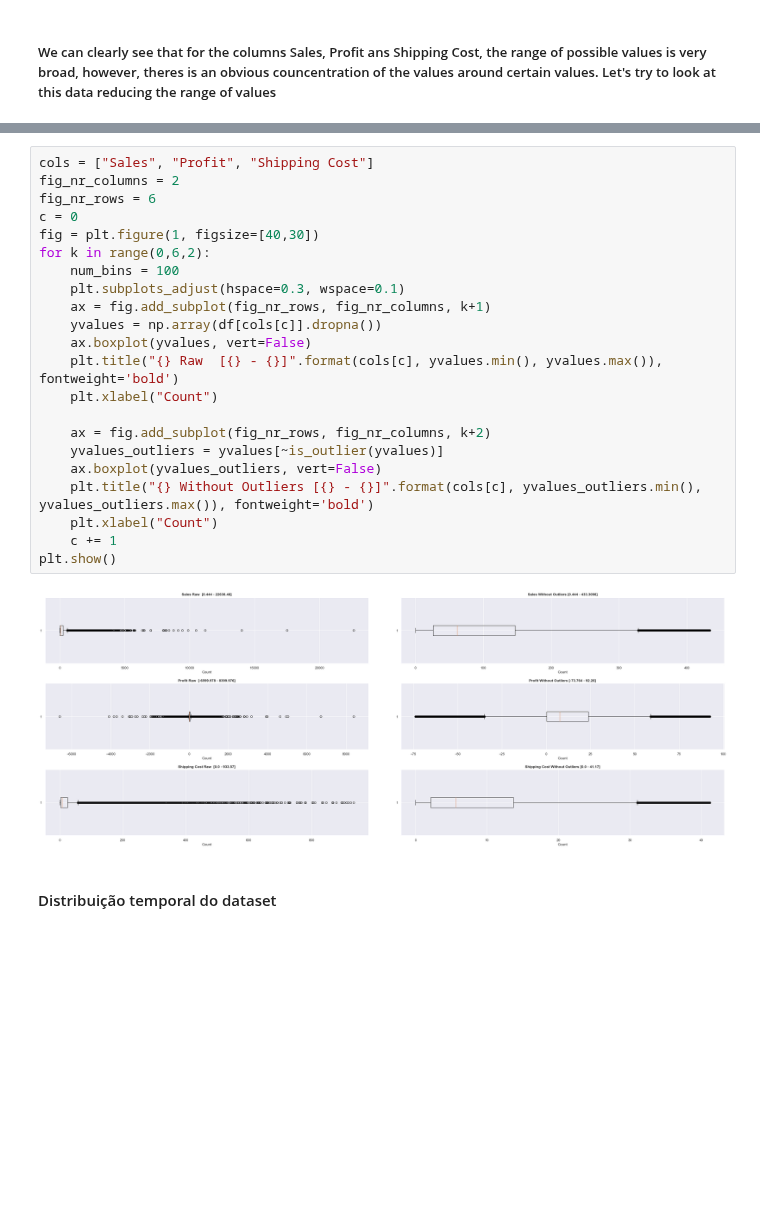
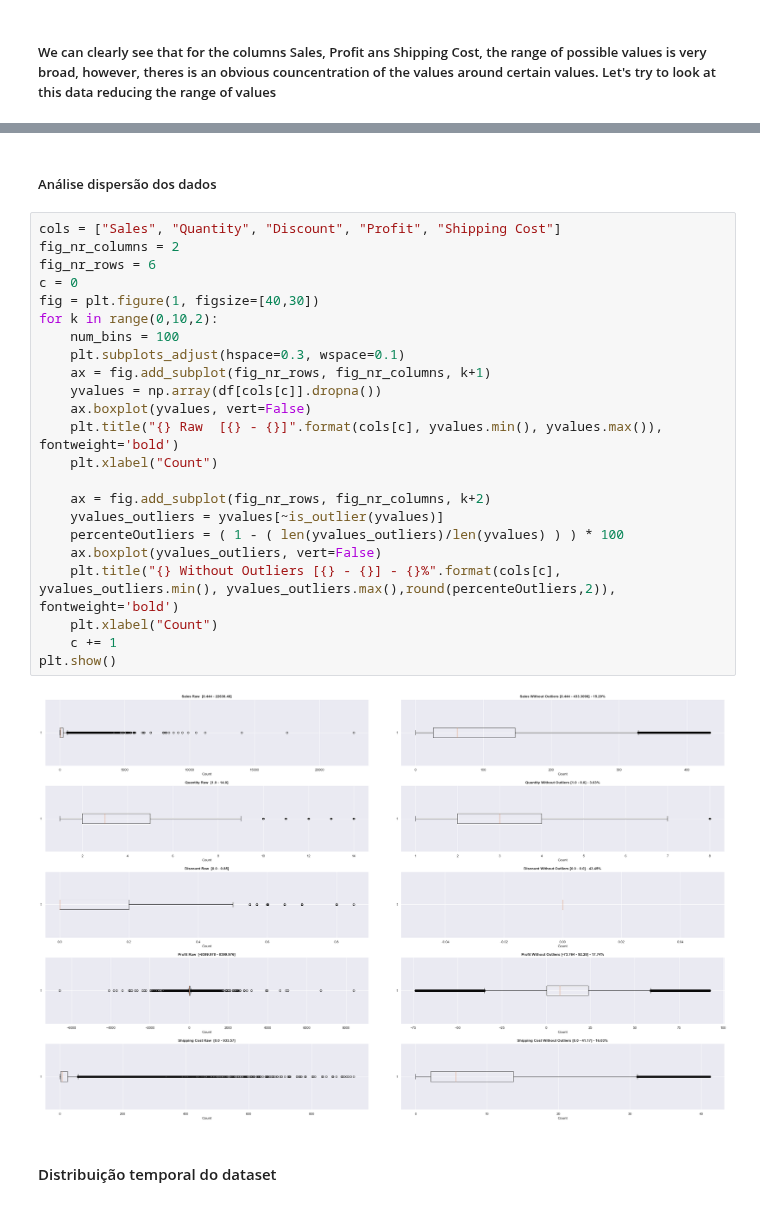
Before and after one commit to gonaloppcc/projetoDAA, a Jupyter notebook: melhor_grupo/data_exploration (1).ipynb, the cells around one changed output, grey strips where cells are left out. Saved outputs shown, nothing was run; the diff lists cells and outputs as text; blank space fills up the shorter version.

```diff
--- a/melhor_grupo/data_exploration (1).ipynb
+++ b/melhor_grupo/data_exploration (1).ipynb
@@ -202,30 +202,33 @@ for k in range(0,6,2):
 plt.show()
 # %% [output]
 [figure]
+# %% [markdown]
+##### Análise dispersão dos dados
 # %%
-cols = ["Sales", "Profit", "Shipping Cost"]
+cols = ["Sales", "Quantity", "Discount", "Profit", "Shipping Cost"]
 fig_nr_columns = 2
 fig_nr_rows = 6
 c = 0
 fig = plt.figure(1, figsize=[40,30])
-for k in range(0,6,2):
+for k in range(0,10,2):
     num_bins = 100
     plt.subplots_adjust(hspace=0.3, wspace=0.1)
     ax = fig.add_subplot(fig_nr_rows, fig_nr_columns, k+1)
     yvalues = np.array(df[cols[c]].dropna())
     ax.boxplot(yvalues, vert=False)
     plt.title("{} Raw  [{} - {}]".format(cols[c], yvalues.min(), yvalues.max()), fontweight='bold')
     plt.xlabel("Count")
 
     ax = fig.add_subplot(fig_nr_rows, fig_nr_columns, k+2)
     yvalues_outliers = yvalues[~is_outlier(yvalues)]
+    percenteOutliers = ( 1 - ( len(yvalues_outliers)/len(yvalues) ) ) * 100
     ax.boxplot(yvalues_outliers, vert=False)
-    plt.title("{} Without Outliers [{} - {}]".format(cols[c], yvalues_outliers.min(), yvalues_outliers.max()), fontweight='bold')
+    plt.title("{} Without Outliers [{} - {}] - {}%".format(cols[c], yvalues_outliers.min(), yvalues_outliers.max(),round(percenteOutliers,2)), fontweight='bold')
     plt.xlabel("Count")
     c += 1
 plt.show()
 # %% [output]
-[figure, old version]
+[figure, new version]
 # %% [markdown]
 #### Distribuição temporal do dataset
 # %%
```
Also changed, not shown: parts of 12 cells of this notebook, 3 other files.
